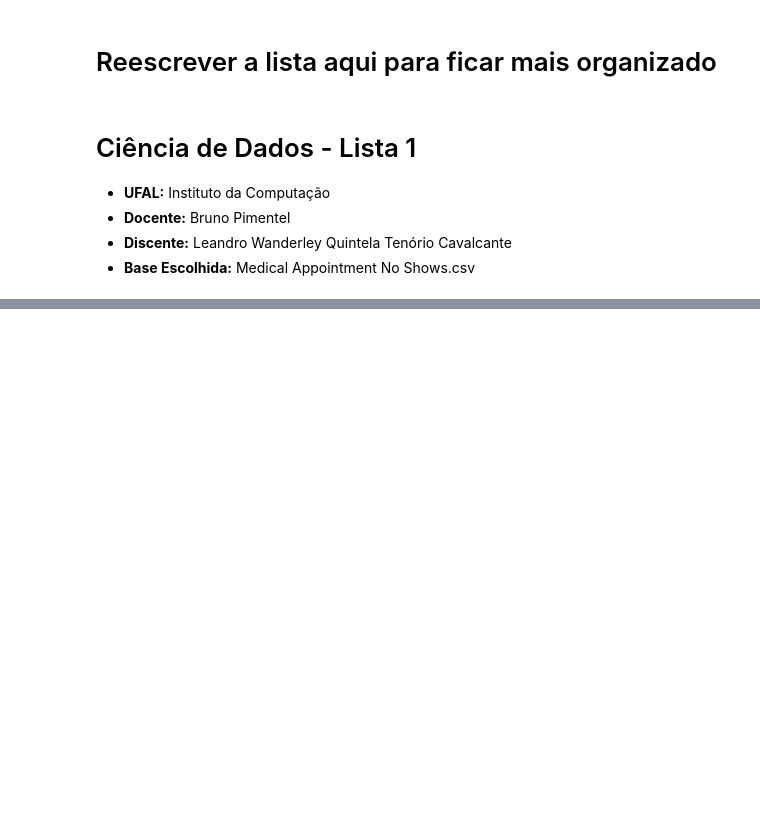
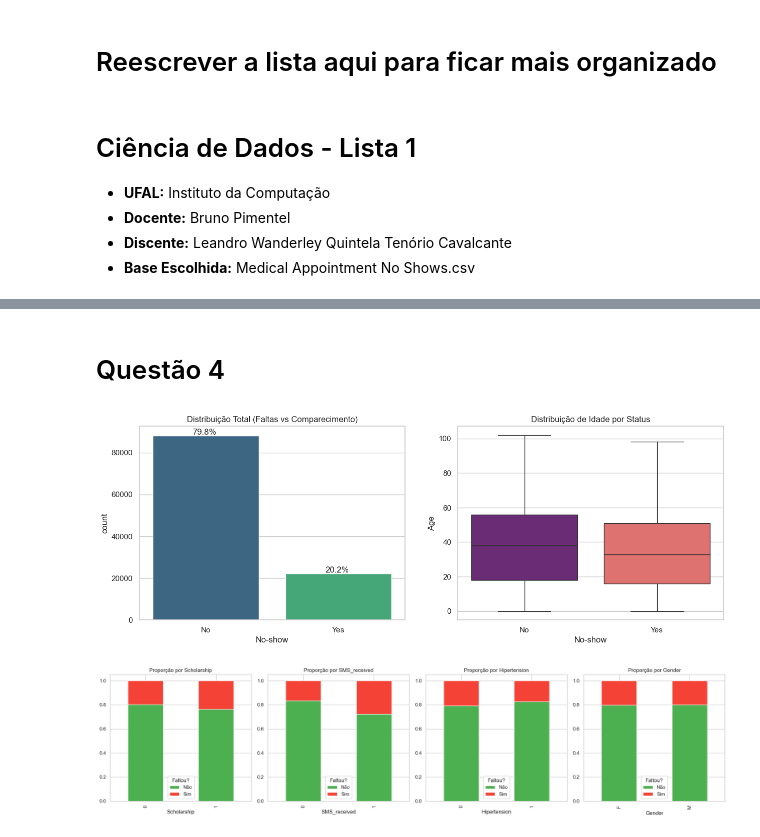
Before and after one commit to leandrowanderley/DataScience_UFAL, a Jupyter notebook: Lista 1/reescrevendo_lista.ipynb, the cells around one changed output, grey strips where cells are left out. Cells and saved outputs as stored; diff of their text form; code cells hidden in the pictures; blank space fills up the shorter version.

```diff
--- a/Lista 1/reescrevendo_lista.ipynb
+++ b/Lista 1/reescrevendo_lista.ipynb
@@ -97,0 +456,42 @@ Idade máxima: 115
+# %% [markdown]
+# Questão 4
+# %%
+import pandas as pd
+import seaborn as sns
+import matplotlib.pyplot as plt
+
+def analise_exploratoria_completa(df):
+    sns.set_theme(style="whitegrid")
+
+    # --- VISUALIZAÇÃO 1: DISTRIBUIÇÃO ALVO E IDADE (SEU CÓDIGO) ---
+    fig, axes = plt.subplots(1, 2, figsize=(15, 5))
+
+    # Proporção da Variável Alvo
+    ax = sns.countplot(x='No-show', data=df, hue='No-show', palette='viridis', legend=False, ax=axes[0])
+    axes[0].set_title('Distribuição Total (Faltas vs Comparecimento)')
+    total = len(df)
+    for p in ax.patches:
+        percentage = f'{100 * p.get_height() / total:.1f}%'
+        axes[0].annotate(percentage, (p.get_x() + 0.3, p.get_height() + 500))
+
+    # Idade por No-show
+    sns.boxplot(x='No-show', y='Age', data=df, hue='No-show', palette='magma', legend=False, ax=axes[1])
+    axes[1].set_title('Distribuição de Idade por Status')
+    plt.show()
+
+    # --- VISUALIZAÇÃO 2: VARIÁVEIS CATEGÓRICAS (SEU CÓDIGO MELHORADO) ---
+    cols = ['Scholarship', 'SMS_received', 'Hipertension', 'Gender']
+    fig, axes = plt.subplots(1, 4, figsize=(20, 5))
+
+    for i, col in enumerate(cols):
+        tab = pd.crosstab(df[col], df['No-show'], normalize='index')
+        tab.plot(kind='bar', stacked=True, ax=axes[i], color=['#4CAF50', '#F44336'])
+        axes[i].set_title(f'Proporção por {col}')
+        axes[i].legend(title='Faltou?', labels=['Não', 'Sim'])
+    plt.tight_layout()
+    plt.show()
+
+analise_exploratoria_completa(df_limpo)
+# %% [output]
+[figure, added]
+[figure, added]
```
Also changed, not shown: parts of 18 cells of this notebook, 1 other file.
